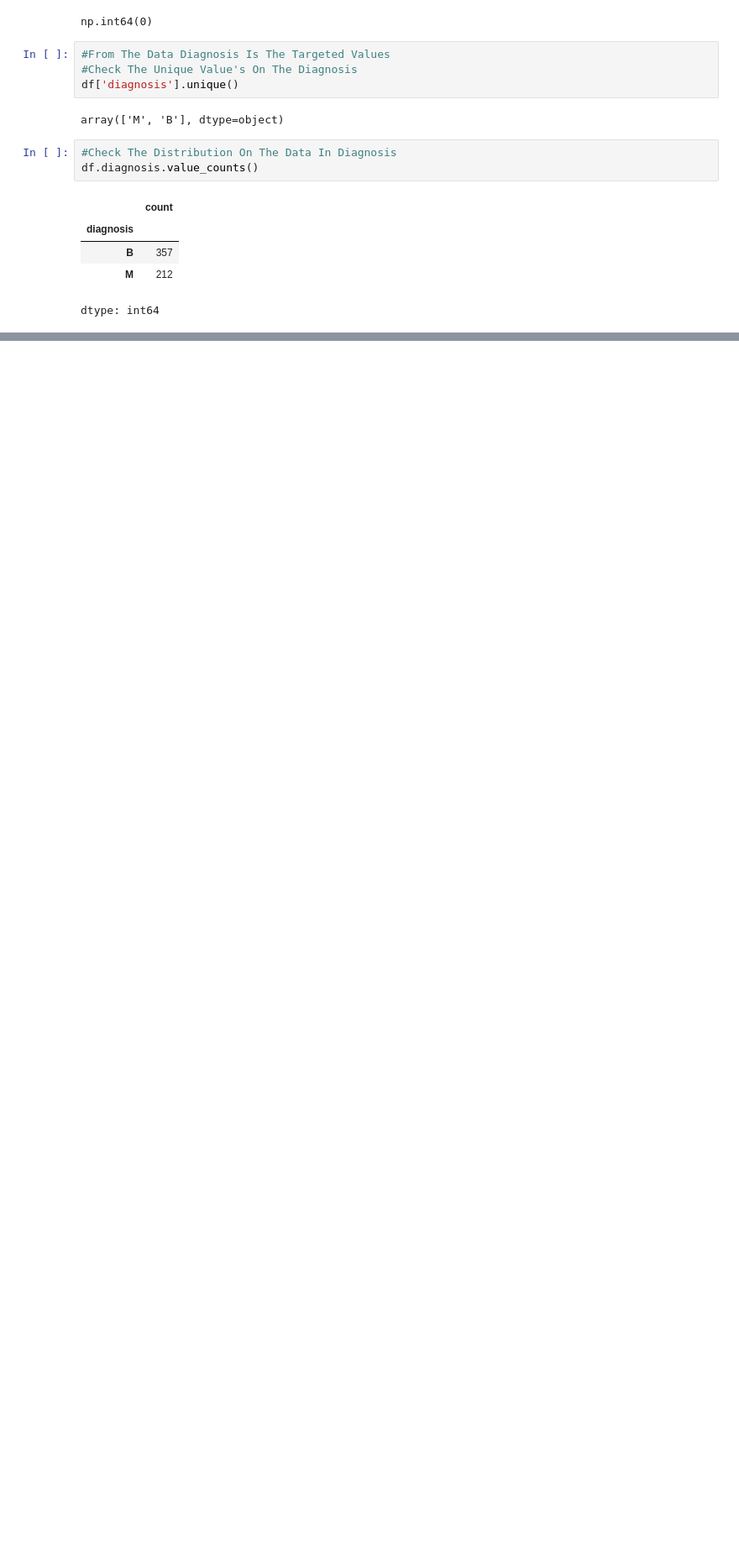
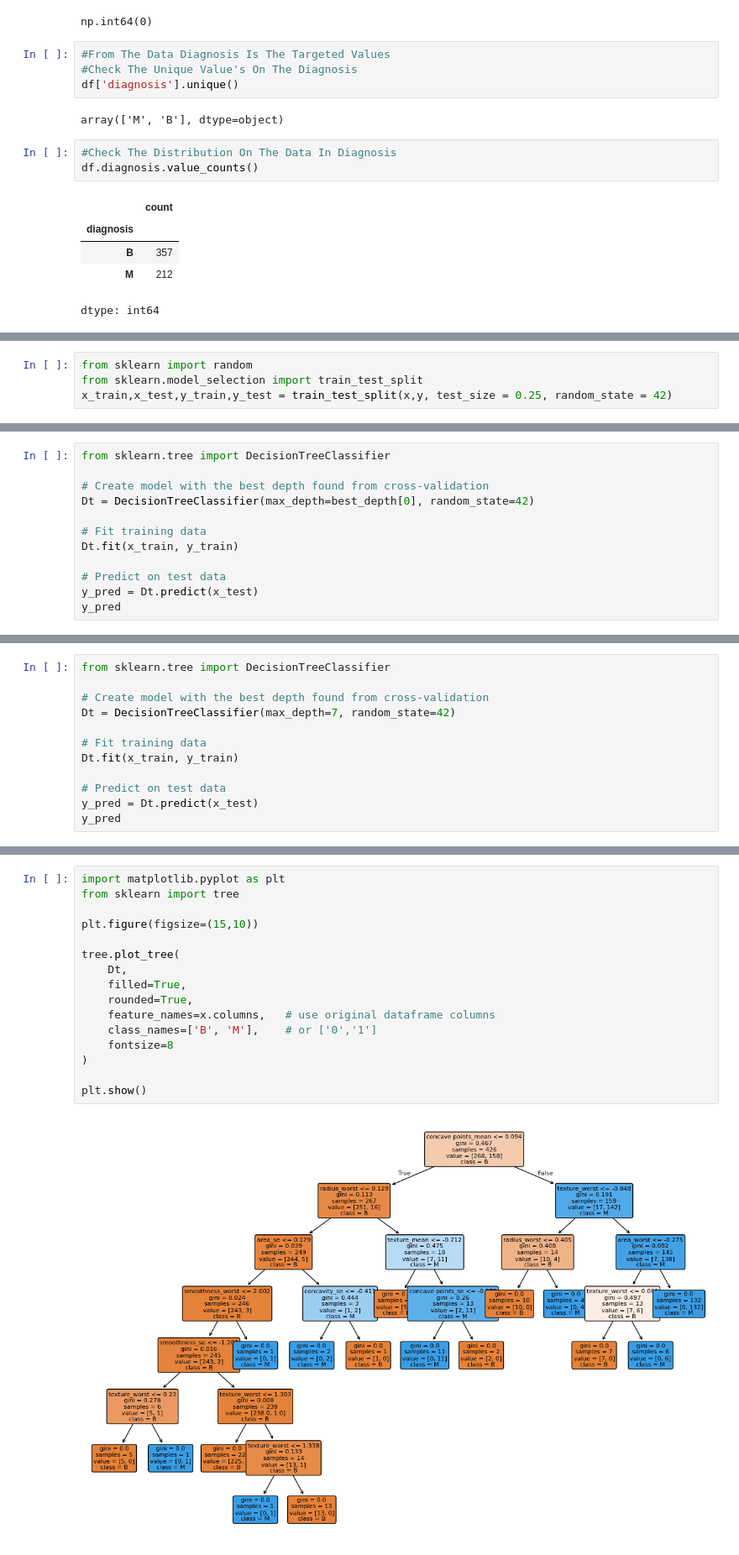
Before and after one commit to RixzFahad/Machine-Learning, a Jupyter notebook: ML_ProjectFirst_Decision_Tree.ipynb, the cells around one changed output, grey strips where cells are left out. Shown at 84% size. Saved outputs shown, nothing was run; the diff lists cells and outputs as text; blank space fills up the shorter version.

Commit message:
Decision_Tree PRoject

```diff
--- a/ML_ProjectFirst_Decision_Tree.ipynb
+++ b/ML_ProjectFirst_Decision_Tree.ipynb
@@ -169,0 +208,4 @@ dtype: int64
+# %%
+from sklearn import random
+from sklearn.model_selection import train_test_split
+x_train,x_test,y_train,y_test = train_test_split(x,y, test_size = 0.25, random_state = 42)
@@ -169,0 +233,12 @@ dtype: int64
+# %%
+from sklearn.tree import DecisionTreeClassifier
+
+# Create model with the best depth found from cross-validation
+Dt = DecisionTreeClassifier(max_depth=best_depth[0], random_state=42)
+
+# Fit training data
+Dt.fit(x_train, y_train)
+
+# Predict on test data
+y_pred = Dt.predict(x_test)
+y_pred
@@ -169,0 +305,12 @@ dtype: int64
+# %%
+from sklearn.tree import DecisionTreeClassifier
+
+# Create model with the best depth found from cross-validation
+Dt = DecisionTreeClassifier(max_depth=7, random_state=42)
+
+# Fit training data
+Dt.fit(x_train, y_train)
+
+# Predict on test data
+y_pred = Dt.predict(x_test)
+y_pred
@@ -169,0 +346,18 @@ dtype: int64
+# %%
+import matplotlib.pyplot as plt
+from sklearn import tree
+
+plt.figure(figsize=(15,10))
+
+tree.plot_tree(
+    Dt,
+    filled=True,
+    rounded=True,
+    feature_names=x.columns,   # use original dataframe columns
+    class_names=['B', 'M'],    # or ['0','1']
+    fontsize=8
+)
+
+plt.show()
+# %% [output]
+[figure, added]
```
Also changed, not shown: parts of 24 cells of this notebook.
